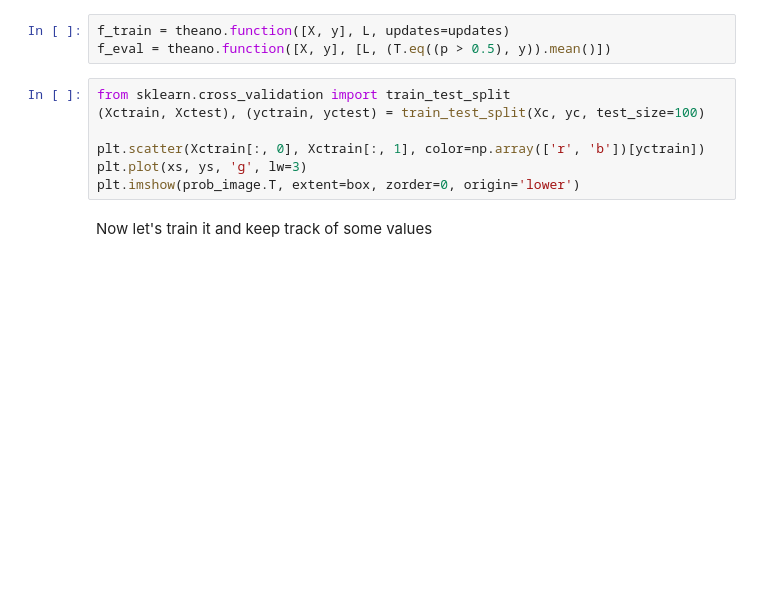
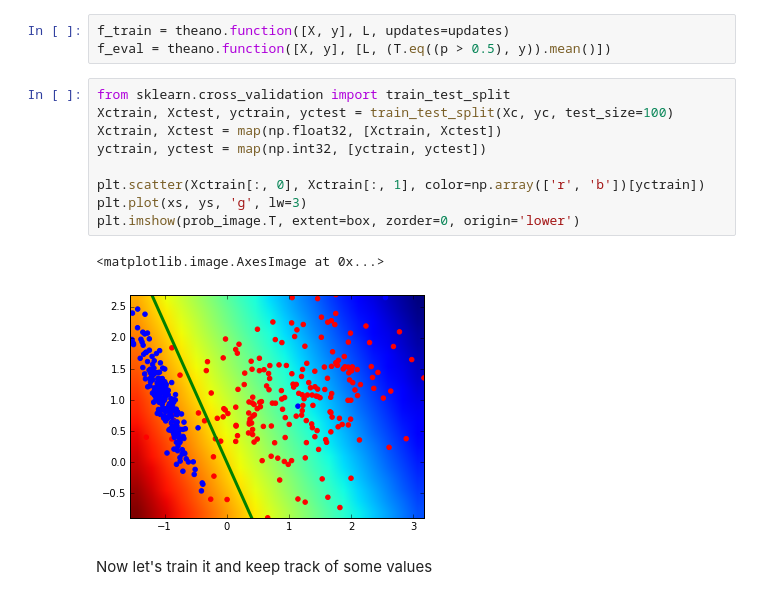
Before and after one commit to eickenberg/theano_presentation_ihp, a Jupyter notebook: Theano_Intro.ipynb, the cells around one changed output. Drawn from its saved outputs; the diff is of its cells as text; blank space fills up the shorter version.

```diff
--- a/Theano_Intro.ipynb
+++ b/Theano_Intro.ipynb
@@ -417,11 +418,16 @@ f_train = theano.function([X, y], L, updates=updates)
 f_eval = theano.function([X, y], [L, (T.eq((p > 0.5), y)).mean()])
 # %%
 from sklearn.cross_validation import train_test_split
-(Xctrain, Xctest), (yctrain, yctest) = train_test_split(Xc, yc, test_size=100)
+Xctrain, Xctest, yctrain, yctest = train_test_split(Xc, yc, test_size=100)
+Xctrain, Xctest = map(np.float32, [Xctrain, Xctest])
+yctrain, yctest = map(np.int32, [yctrain, yctest])
 
 plt.scatter(Xctrain[:, 0], Xctrain[:, 1], color=np.array(['r', 'b'])[yctrain])
 plt.plot(xs, ys, 'g', lw=3)
 plt.imshow(prob_image.T, extent=box, zorder=0, origin='lower')
+# %% [output]
+<matplotlib.image.AxesImage at 0x...>
+[figure, added]
 # %% [markdown]
 Now let's train it and keep track of some values
 # %%
```
Also changed, not shown: parts of 6 cells of this notebook.
